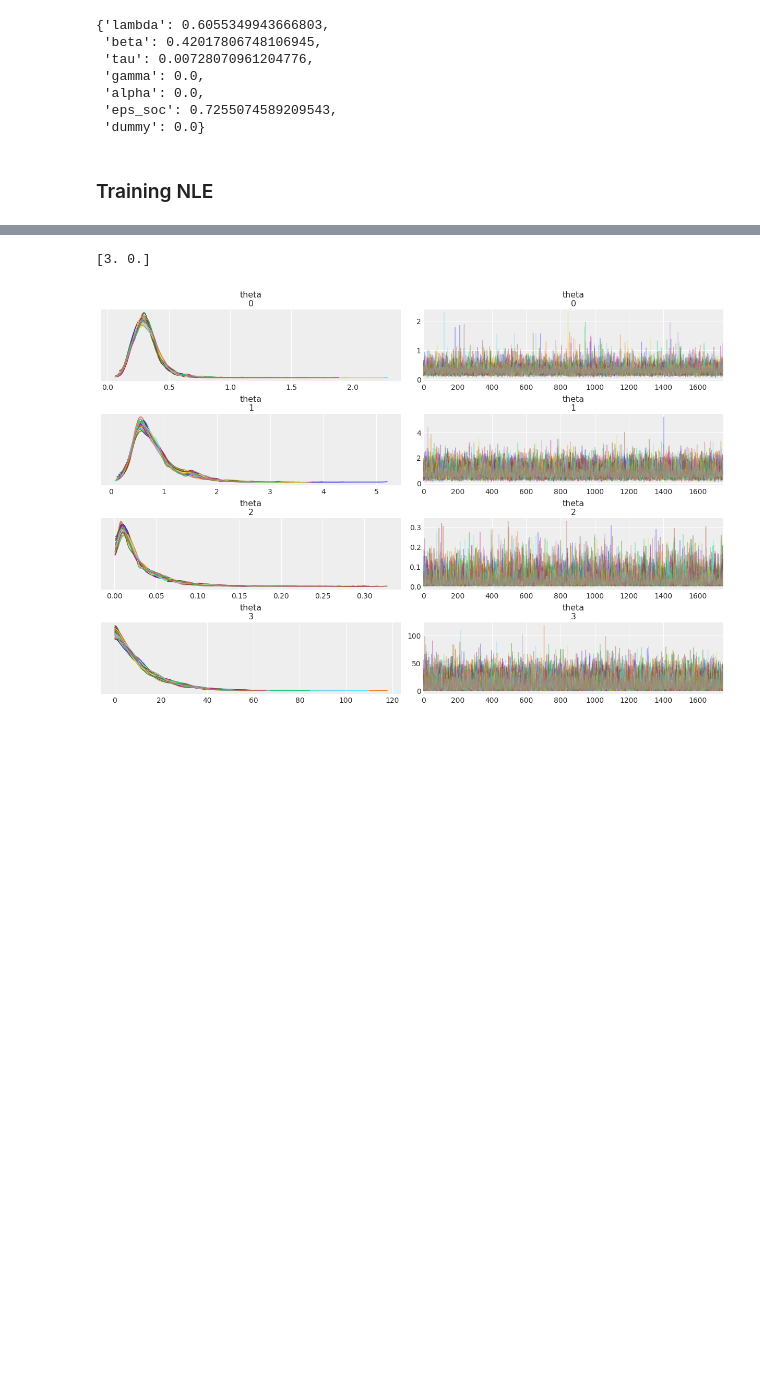
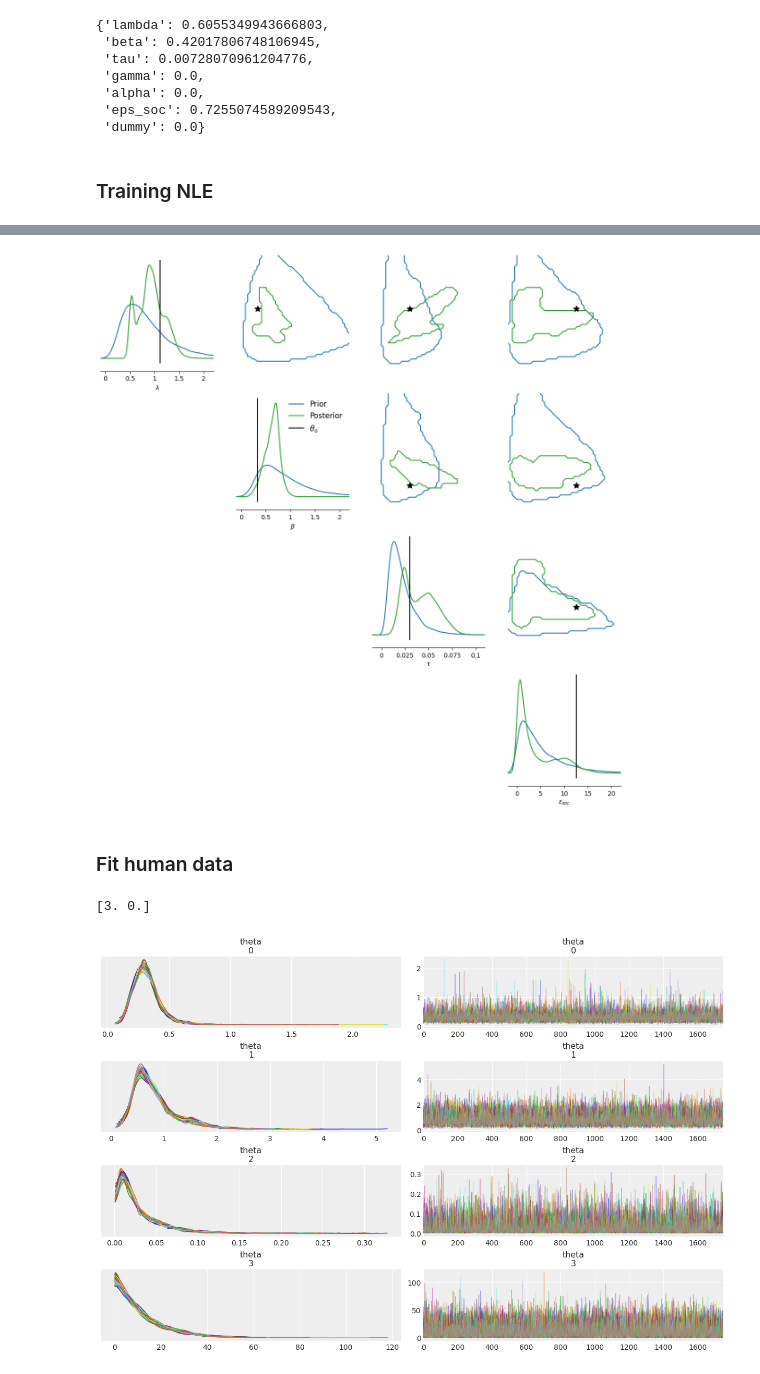
Before and after one commit to vagechirkov/socialGeneralizationSBI, a Jupyter notebook: sbi.ipynb, the cells around one changed output, grey strips where cells are left out. Cells and saved outputs as stored; diff of their text form; code cells hidden in the pictures; blank space fills up the shorter version.

```diff
--- a/sbi.ipynb
+++ b/sbi.ipynb
@@ -180,0 +272,36 @@ posterior_sample = posterior.sample((num_samples,), x=x_o.T)
+# %%
+params = ["lambda", "beta", "tau", "eps_soc"]  #
+labels = ["$\lambda$", "$\\beta$", "$\\tau$", "$\\epsilon_{soc}$"]  #
+limits = [[-0.1, 2.2], [-0.1, 2.2], [-0.01, 0.11], [-2, 22]]
+
+
+fig, ax = pairplot(
+    [
+        prior.sample((10_000,)), # .exp(),
+        posterior_sample, # .exp(),
+    ],
+    points=np.array([ground_truth.loc[0, params]]),
+    diag="kde",
+    upper="contour",
+    diag_kwargs=dict(bins=100),
+    upper_kwargs=dict(levels=[0.95]),
+    limits=limits,
+    fig_kwargs=dict(
+        points_offdiag=dict(marker="*", markersize=10),
+        points_colors=["k"],
+    ),
+    labels=labels,
+    figsize=(15, 15),
+)
+
+plt.sca(ax[1, 1])
+plt.legend(
+    ["Prior", "Posterior", r"$\theta_o$"],
+    frameon=False,
+    fontsize=12,
+)
+plt.show()
+# %% [output]
+[figure, added]
+# %% [markdown]
+### Fit human data
```
Also changed, not shown: parts of 18 cells of this notebook.
